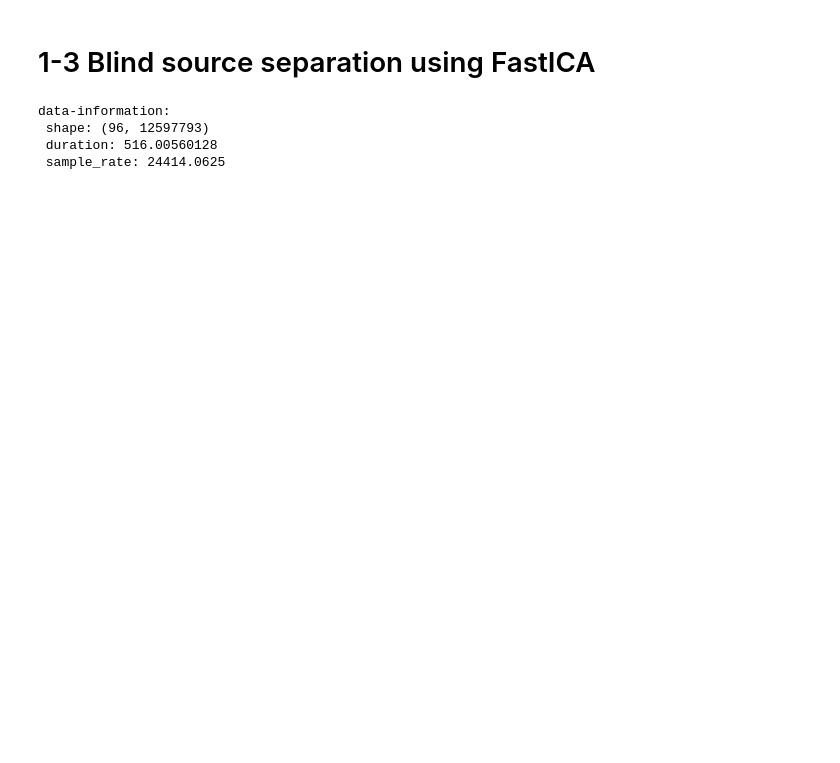
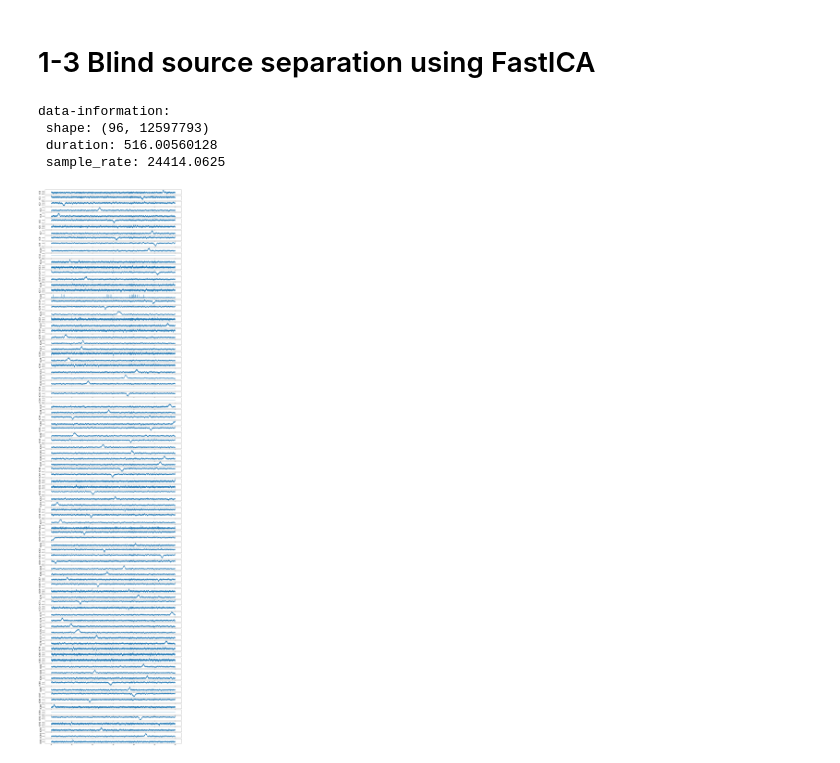
Before and after one commit to raiso777/Neural-Analytic-and-Visualization-Tool, a Jupyter notebook: 1-3_plot_ica_blind_source_separation.ipynb, the cells around one changed output. Cells and saved outputs as stored; diff of their text form; code cells hidden in the pictures; blank space fills up the shorter version.

```diff
--- a/1-3_plot_ica_blind_source_separation.ipynb
+++ b/1-3_plot_ica_blind_source_separation.ipynb
@@ -45,18 +37,0 @@ assert np.allclose(X, np.dot(S_, A_.T) + ica.mean_)
-# %%
-
-# #############################################################################
-# Plot results
-
-
-#models = [X, S_]
-models = [S_]
-names = ['ICA recovered signals']
-
-
-
-for ii, (model, name) in enumerate(zip(models, names), 1):
-    print(name)
-    for sig in model.T:
-        plt.figure(figsize = (25, 1))
-        plt.plot(t,(sig-min(sig))/(max(sig)-min(sig)))
-        plt.show()
@@ -65,0 +38,15 @@ for ii, (model, name) in enumerate(zip(models, names), 1):
+# %%
+models = S_.T
+names = ['ICA recovered signals']
+
+
+
+fig = plt.figure(figsize = (23,channel))
+ax = []
+
+for [i, sig] in zip(range(channel), models):
+    ax.append(fig.add_subplot(channel, 1, i+1))
+    ax[i].set_ylabel('IC'+str(i), fontsize = 20)
+    ax[i].plot(t[s:e-1],sig)
+# %% [output]
+[figure, added]
```
Also changed, not shown: parts of 9 cells of this notebook.
